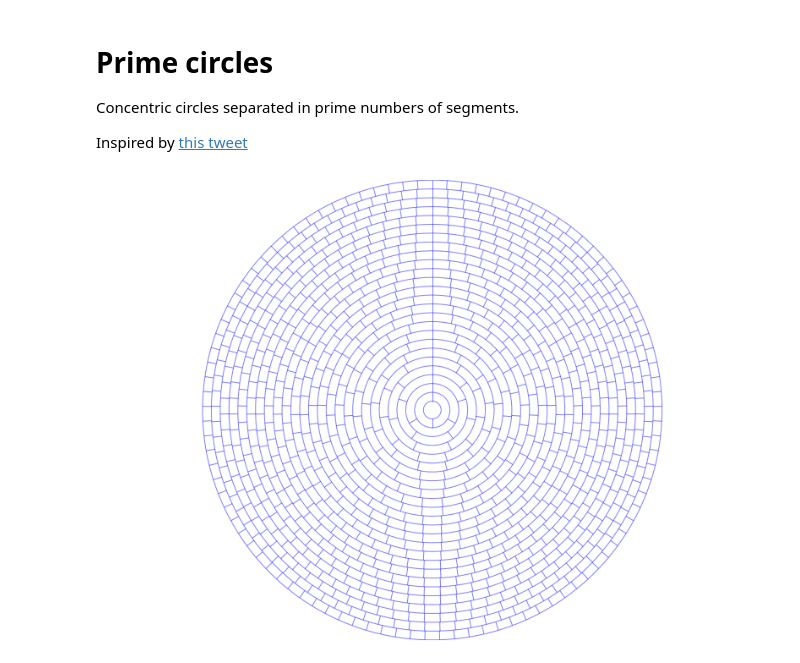
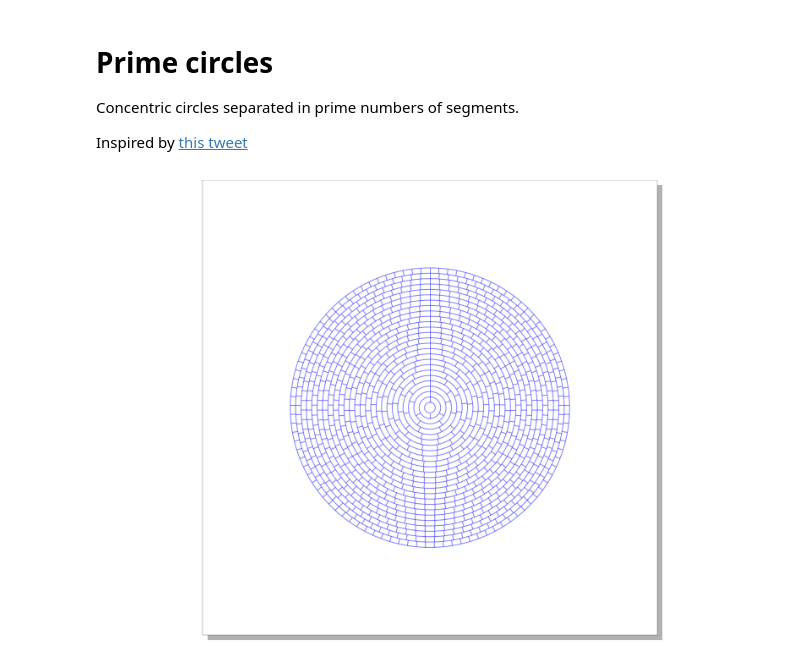
Before and after one commit to abey79/vsketch, a Jupyter notebook: examples/prime_circles.ipynb, the cells around one changed output. Drawn from its saved outputs; the diff is of its cells as text; code cells hidden in the pictures.

```diff
--- a/examples/prime_circles.ipynb
+++ b/examples/prime_circles.ipynb
@@ -33,33 +33,34 @@ def get_primes(n):
         p = numbers.pop()
         primes.append(p)
         numbers.difference_update(set(range(p * 2, n + 1, p)))
     return primes
 
 
 vsk = vsketch.Vsketch()
+vsk.size("10in", "10in")
 vsk.scale("3mm")
 
 for i, prime in enumerate(get_primes(N)):
     vsk.circle(0, 0, 2 * (i + 1))
 
     if RANDOM_PHASE:
         phase = np.random.random() * 2 * math.pi
     else:
         phase = -math.pi / 2
 
     for angle in np.linspace(0, 2 * math.pi, prime, endpoint=False):
         vsk.line(
             (i + 1) * math.cos(angle + phase),
             (i + 1) * math.sin(angle + phase),
             (i + 2) * math.cos(angle + phase),
             (i + 2) * math.sin(angle + phase),
         )
 
 vsk.circle(0, 0, 2 * (i + 2))
 vsk.pipeline("linemerge linesort")
 
 
-vsk.plot(axes=False)
-vsk.write("prime_circles.svg", "a4")
+vsk.plot()
+vsk.save("prime_circles.svg")
 # %% [output]
-[figure, old version]
+[figure, new version]
```
Also changed, not shown: 11 other files.
